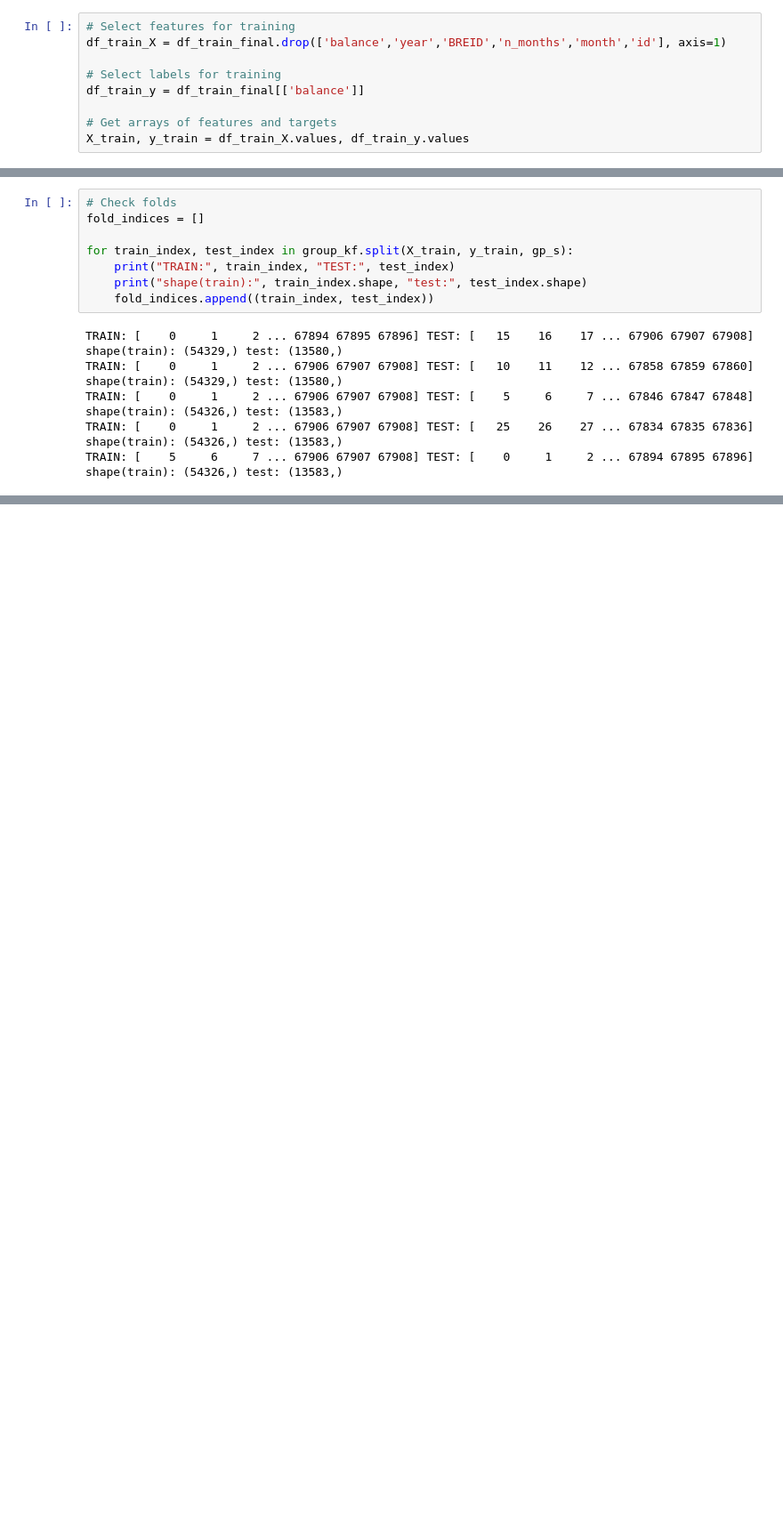
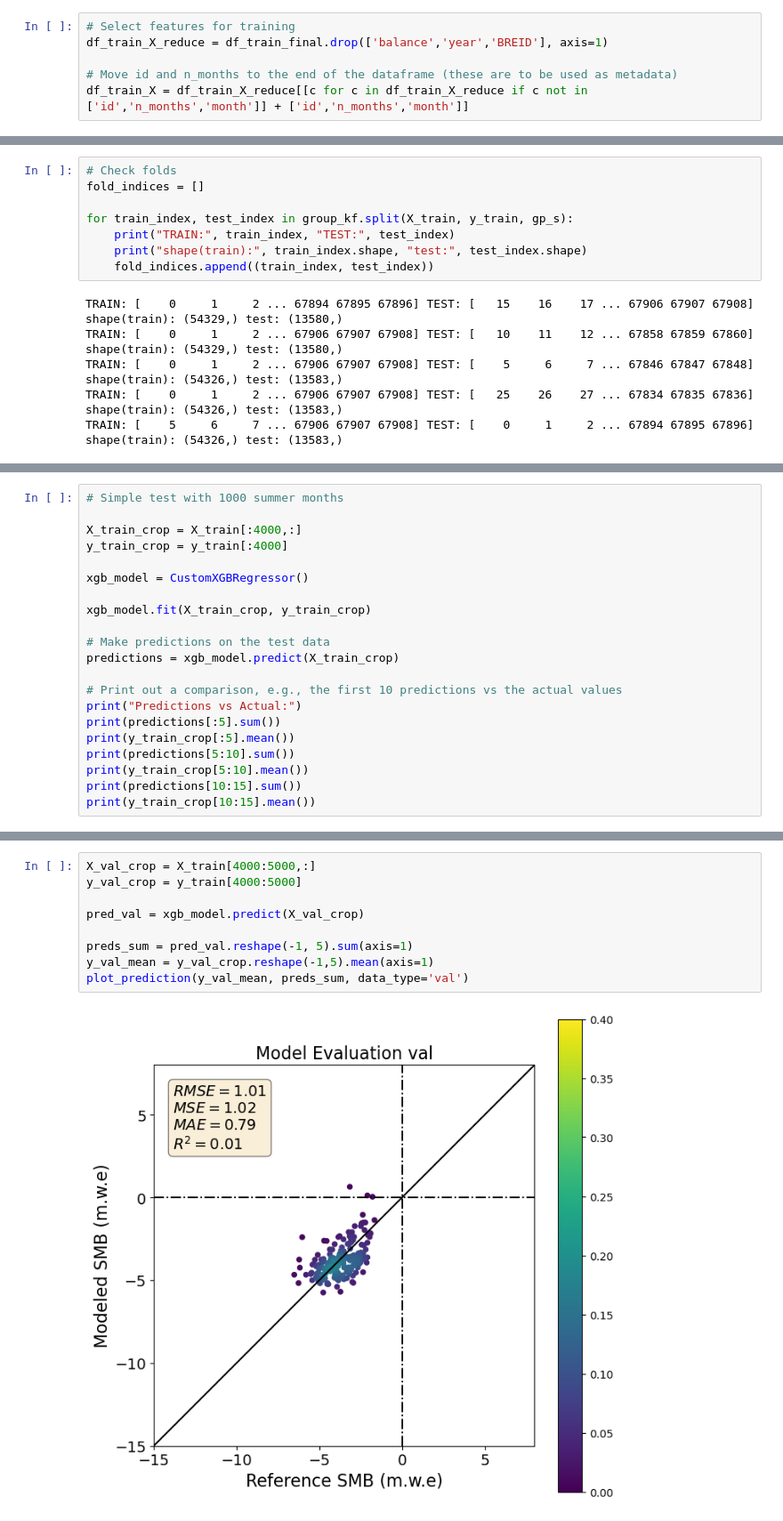
Before and after one commit to khsjursen/ML_MB_Norway, a Jupyter notebook: test_custom_loss.ipynb, the cells around one changed output, grey strips where cells are left out. Shown at 89% size. Saved outputs shown, nothing was run; the diff lists cells and outputs as text; blank space fills up the shorter version.

Commit message:
custom estimators with custom objectives

```diff
--- a/test_custom_loss.ipynb
+++ b/test_custom_loss.ipynb
@@ -1900,10 +1900,7 @@ df_train_final
 67909 rows × 17 columns
 # %%
 # Select features for training
-df_train_X = df_train_final.drop(['balance','year','BREID','n_months','month','id'], axis=1)
+df_train_X_reduce = df_train_final.drop(['balance','year','BREID'], axis=1)
 
-# Select labels for training
-df_train_y = df_train_final[['balance']]
-
-# Get arrays of features and targets
-X_train, y_train = df_train_X.values, df_train_y.values
+# Move id and n_months to the end of the dataframe (these are to be used as metadata)
+df_train_X = df_train_X_reduce[[c for c in df_train_X_reduce if c not in ['id','n_months','month']] + ['id','n_months','month']]
@@ -1993,0 +2285,21 @@ list(fold_indices[0][1])[-30:]
+# %%
+# Simple test with 1000 summer months
+
+X_train_crop = X_train[:4000,:]
+y_train_crop = y_train[:4000]
+
+xgb_model = CustomXGBRegressor()
+
+xgb_model.fit(X_train_crop, y_train_crop)
+
+# Make predictions on the test data
+predictions = xgb_model.predict(X_train_crop)
+
+# Print out a comparison, e.g., the first 10 predictions vs the actual values
+print("Predictions vs Actual:")
+print(predictions[:5].sum())
+print(y_train_crop[:5].mean())
+print(predictions[5:10].sum())
+print(y_train_crop[5:10].mean())
+print(predictions[10:15].sum())
+print(y_train_crop[10:15].mean())
@@ -1993,0 +2314,11 @@ list(fold_indices[0][1])[-30:]
+# %%
+X_val_crop = X_train[4000:5000,:]
+y_val_crop = y_train[4000:5000]
+
+pred_val = xgb_model.predict(X_val_crop)
+
+preds_sum = pred_val.reshape(-1, 5).sum(axis=1)
+y_val_mean = y_val_crop.reshape(-1,5).mean(axis=1)
+plot_prediction(y_val_mean, preds_sum, data_type='val')
+# %% [output]
+[figure, added]
```
Also changed, not shown: parts of 33 cells of this notebook.
